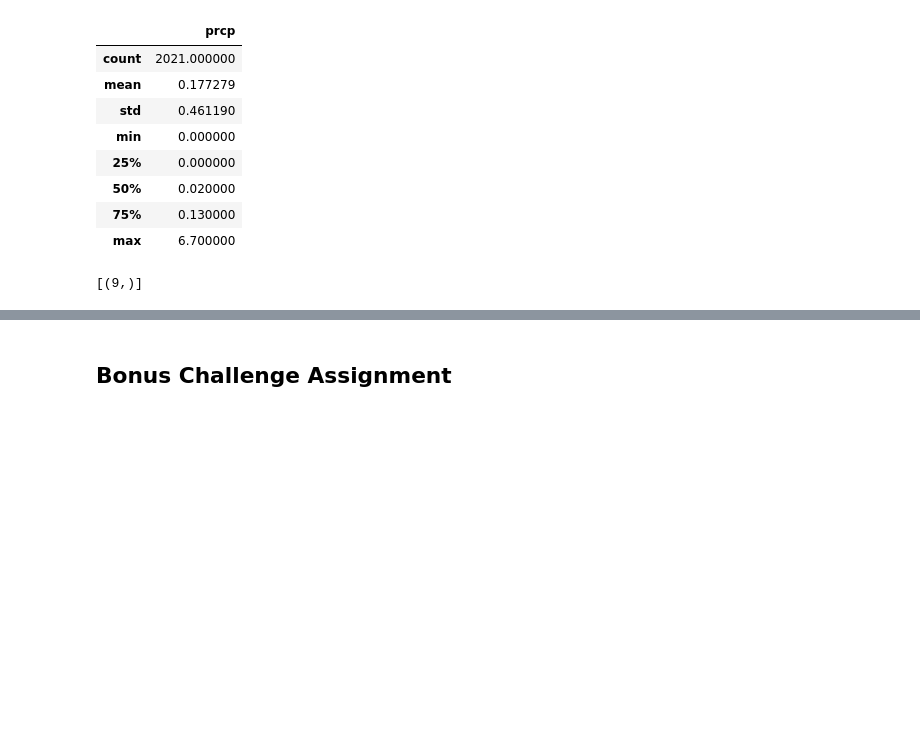
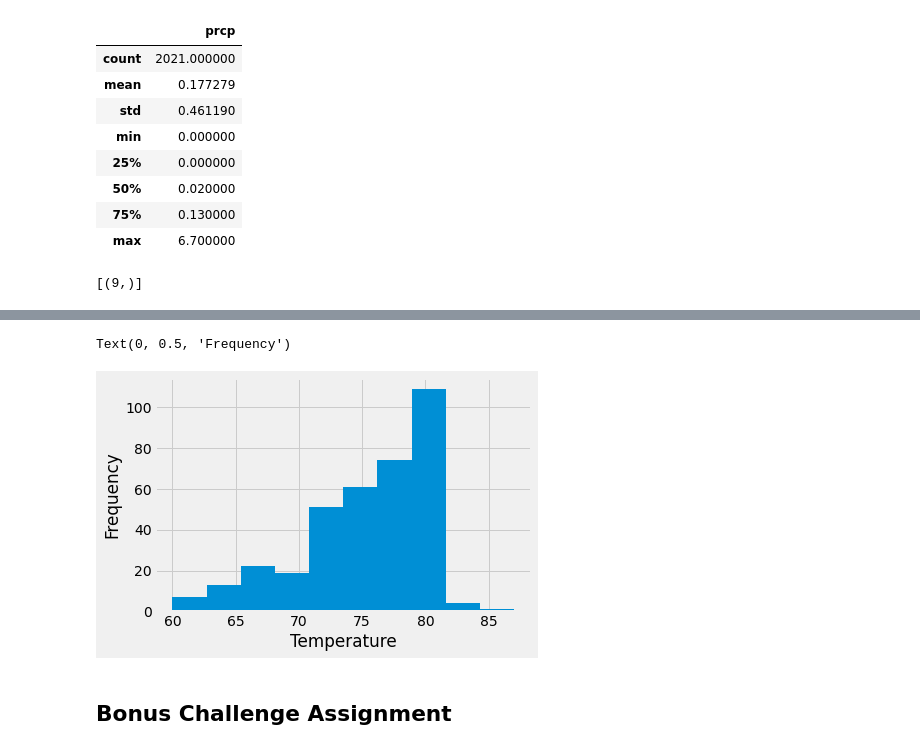
Before and after one commit to CarmenK2/sqlalchemy-challenge, a Jupyter notebook: climate_starter.ipynb, the cells around one changed output, grey strips where cells are left out. Cells and saved outputs as stored; diff of their text form; code cells hidden in the pictures; blank space fills up the shorter version.

```diff
--- a/climate_starter.ipynb
+++ b/climate_starter.ipynb
@@ -176,3 +214,8 @@ Count_station
 # %%
 # Choose the station with the highest number of temperature observations.
 # Query the last 12 months of temperature observation data for this station and plot the results as a histogram
+
+Results = session.query(Measurement.date,Measurement.tobs).\
+    filter(Measurement.station == 'USC00519397').all()
+
+Results
@@ -178,0 +240,4 @@ Count_station
+# %%
+Highest_temp_df = pd.DataFrame(Results, columns=['date', 'tobs'])
+Chosen_twelve_mths_df = Highest_temp_df.loc[Highest_temp_df["date"]>='2016-08-23',["date","tobs"]]
+Chosen_twelve_mths_df
@@ -179,3 +258,12 @@ Count_station
+# %%
+High_temp = Chosen_twelve_mths_df['tobs']
+# %%
+plt.hist(High_temp)
+plt.xlabel('Temperature')
+plt.ylabel('Frequency')
+# %% [output]
+Text(0, 0.5, 'Frequency')
+[figure, added]
 # %% [markdown]
 ## Bonus Challenge Assignment
 # %%
```
Also changed, not shown: parts of 16 cells of this notebook, 1 other file.
